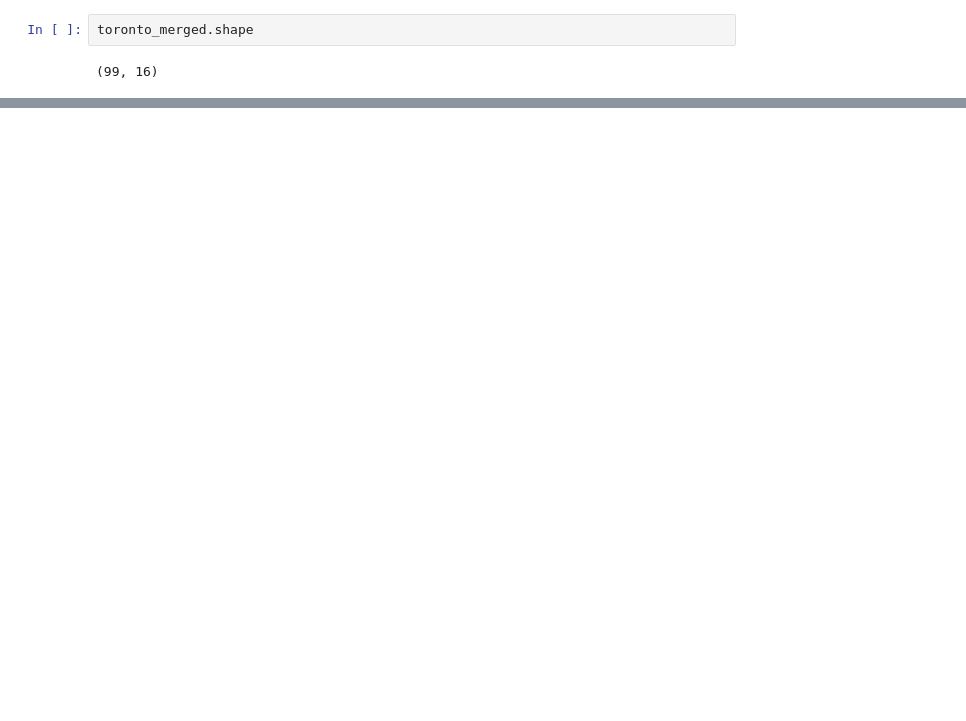
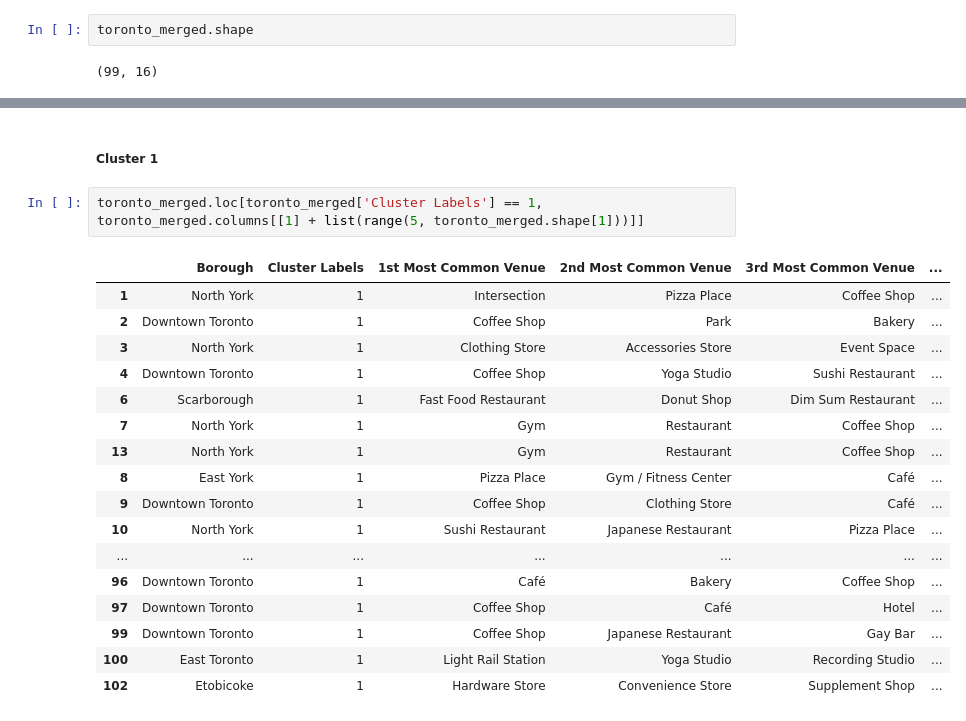
Before and after one commit to asLashin/Coursera_Capstone, a Jupyter notebook: Capstone Project: opening a New CoffeeShop Chain C.ipynb, the cells around one changed output, grey strips where cells are left out. Drawn from its saved outputs; the diff is of its cells as text; blank space fills up the shorter version.

Commit message:
Published from Watson Studio.

```diff
--- a/Capstone Project: opening a New CoffeeShop Chain C.ipynb
+++ b/Capstone Project: opening a New CoffeeShop Chain C.ipynb
@@ -478,0 +499,22 @@ map_clusters
+# %% [markdown]
+##### Cluster 1
+# %%
+toronto_merged.loc[toronto_merged['Cluster Labels'] == 1, toronto_merged.columns[[1] + list(range(5, toronto_merged.shape[1]))]]
+# %% [output]
+|  | Borough | Cluster Labels | 1st Most Common Venue | 2nd Most Common Venue | 3rd Most Common Venue | ... |
+| 1 | North York | 1 | Intersection | Pizza Place | Coffee Shop | ... |
+| 2 | Downtown Toronto | 1 | Coffee Shop | Park | Bakery | ... |
+| 3 | North York | 1 | Clothing Store | Accessories Store | Event Space | ... |
+| 4 | Downtown Toronto | 1 | Coffee Shop | Yoga Studio | Sushi Restaurant | ... |
+| 6 | Scarborough | 1 | Fast Food Restaurant | Donut Shop | Dim Sum Restaurant | ... |
+| 7 | North York | 1 | Gym | Restaurant | Coffee Shop | ... |
+| 13 | North York | 1 | Gym | Restaurant | Coffee Shop | ... |
+| 8 | East York | 1 | Pizza Place | Gym / Fitness Center | Café | ... |
+| 9 | Downtown Toronto | 1 | Coffee Shop | Clothing Store | Café | ... |
+| 10 | North York | 1 | Sushi Restaurant | Japanese Restaurant | Pizza Place | ... |
+| ... | ... | ... | ... | ... | ... | ... |
+| 96 | Downtown Toronto | 1 | Café | Bakery | Coffee Shop | ... |
+| 97 | Downtown Toronto | 1 | Coffee Shop | Café | Hotel | ... |
+| 99 | Downtown Toronto | 1 | Coffee Shop | Japanese Restaurant | Gay Bar | ... |
+| 100 | East Toronto | 1 | Light Rail Station | Yoga Studio | Recording Studio | ... |
+| 102 | Etobicoke | 1 | Hardware Store | Convenience Store | Supplement Shop | ... |
```
Also changed, not shown: parts of 9 cells of this notebook.
